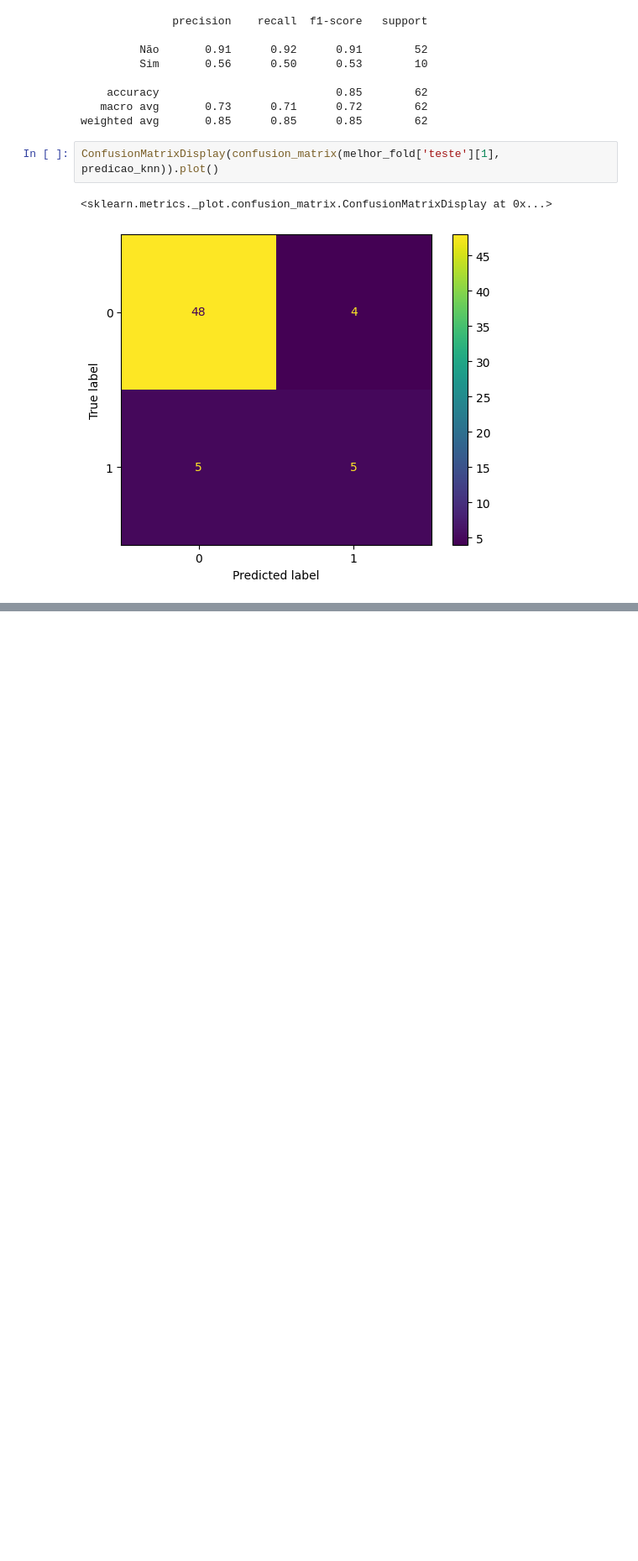
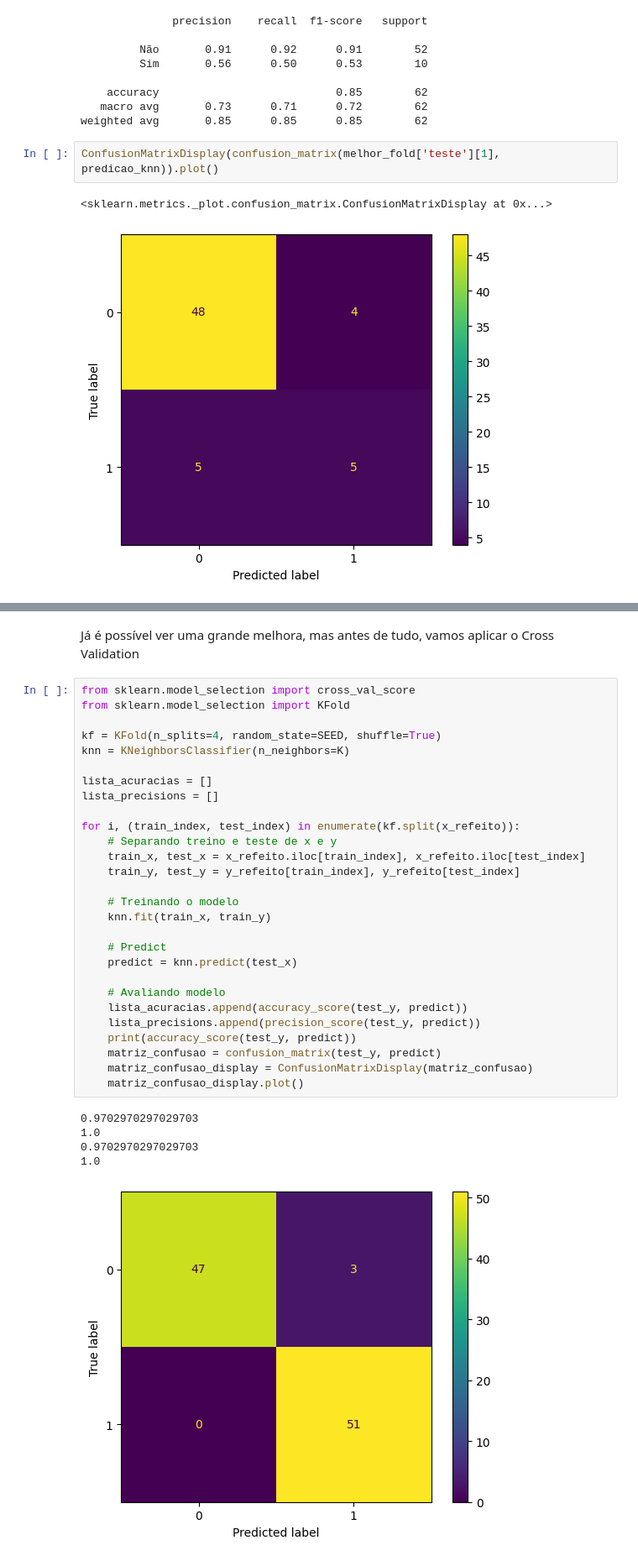
Before and after one commit to leontis2024/analise_de_dados, a Jupyter notebook: modelo_supervisionado_possiveis_usuarios.ipynb, the cells around one changed output, grey strips where cells are left out. Shown at 84% size. Cells and saved outputs as stored; diff of their text form; blank space fills up the shorter version.

```diff
--- a/modelo_supervisionado_possiveis_usuarios.ipynb
+++ b/modelo_supervisionado_possiveis_usuarios.ipynb
@@ -999,0 +1062,36 @@ ConfusionMatrixDisplay(confusion_matrix(melhor_fold['teste'][1], predicao_knn)).
+# %% [markdown]
+Já é possível ver uma grande melhora, mas antes de tudo, vamos aplicar o Cross Validation
+# %%
+from sklearn.model_selection import cross_val_score
+from sklearn.model_selection import KFold
+
+kf = KFold(n_splits=4, random_state=SEED, shuffle=True)
+knn = KNeighborsClassifier(n_neighbors=K)
+
+lista_acuracias = []
+lista_precisions = []
+
+for i, (train_index, test_index) in enumerate(kf.split(x_refeito)):
+    # Separando treino e teste de x e y
+    train_x, test_x = x_refeito.iloc[train_index], x_refeito.iloc[test_index]
+    train_y, test_y = y_refeito[train_index], y_refeito[test_index]
+
+    # Treinando o modelo
+    knn.fit(train_x, train_y)
+
+    # Predict
+    predict = knn.predict(test_x)
+
+    # Avaliando modelo
+    lista_acuracias.append(accuracy_score(test_y, predict))
+    lista_precisions.append(precision_score(test_y, predict))
+    print(accuracy_score(test_y, predict))
+    matriz_confusao = confusion_matrix(test_y, predict)
+    matriz_confusao_display = ConfusionMatrixDisplay(matriz_confusao)
+    matriz_confusao_display.plot()
+# %% [output]
+0.9702970297029703
+1.0
+0.9702970297029703
+1.0
+[figure, added]
```
Also changed, not shown: parts of 39 cells of this notebook, 7 other files.
